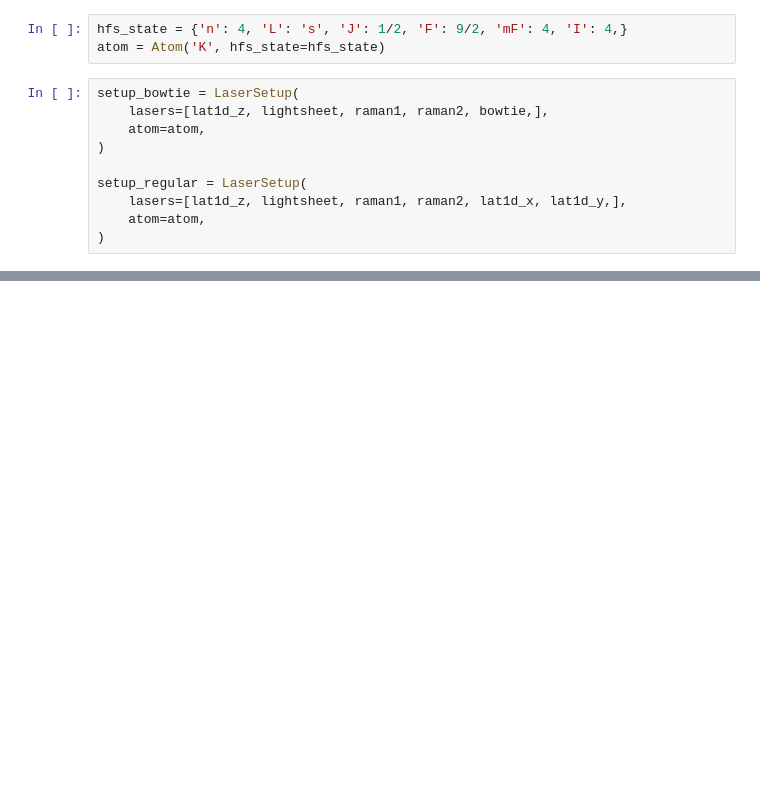
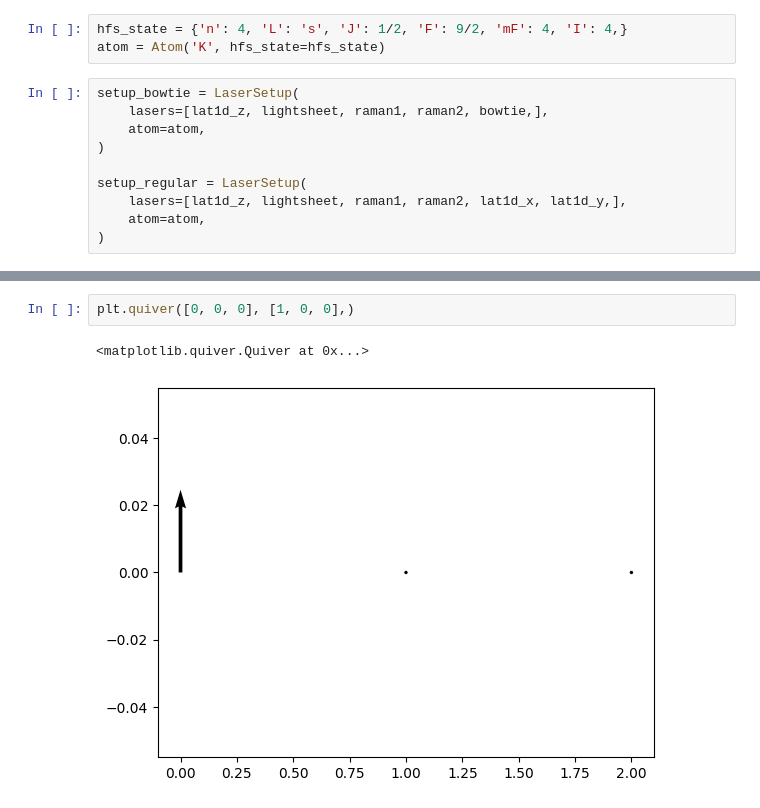
Before and after one commit to lightmat/lightmat, a Jupyter notebook: test_matter.ipynb, the cells around one changed output, grey strips where cells are left out. Saved outputs shown, nothing was run; the diff lists cells and outputs as text; blank space fills up the shorter version.

```diff
--- a/test_matter.ipynb
+++ b/test_matter.ipynb
@@ -146,0 +166,5 @@ setup_regular.plot_beams()
+# %%
+plt.quiver([0, 0, 0], [1, 0, 0],)
+# %% [output]
+<matplotlib.quiver.Quiver at 0x...>
+[figure, added]
```
Also changed, not shown: parts of 16 cells of this notebook, 7 other files.
